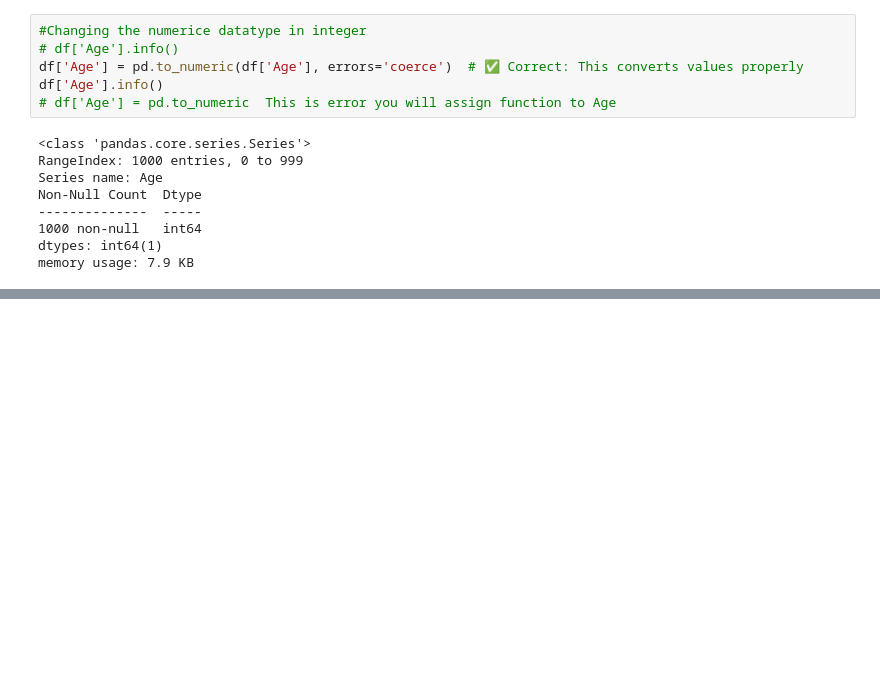
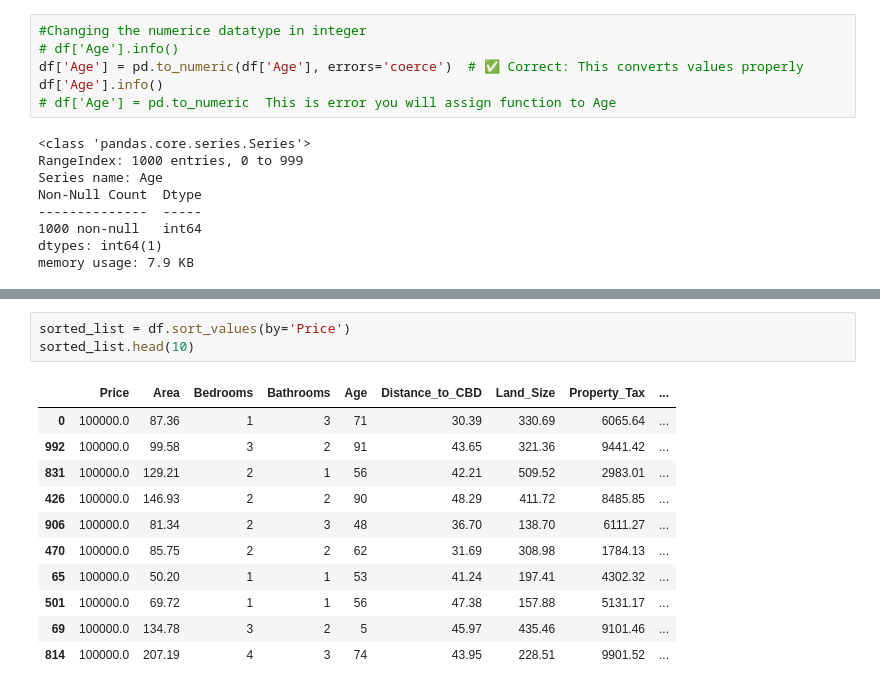
Before and after one commit to ErDipeshPaudel/Housing_Market_of_Australis_Data_Analysis, a Jupyter notebook: housing_market_analysis.ipynb, the cells around one changed output, grey strips where cells are left out. Cells and saved outputs as stored; diff of their text form; blank space fills up the shorter version.

```diff
--- a/housing_market_analysis.ipynb
+++ b/housing_market_analysis.ipynb
@@ -407,0 +513,15 @@ memory usage: 7.9 KB
+# %%
+sorted_list = df.sort_values(by='Price')
+sorted_list.head(10)
+# %% [output]
+|  | Price | Area | Bedrooms | Bathrooms | Age | Distance_to_CBD | Land_Size | Property_Tax | ... |
+| 0 | 100000.0 | 87.36 | 1 | 3 | 71 | 30.39 | 330.69 | 6065.64 | ... |
+| 992 | 100000.0 | 99.58 | 3 | 2 | 91 | 43.65 | 321.36 | 9441.42 | ... |
+| 831 | 100000.0 | 129.21 | 2 | 1 | 56 | 42.21 | 509.52 | 2983.01 | ... |
+| 426 | 100000.0 | 146.93 | 2 | 2 | 90 | 48.29 | 411.72 | 8485.85 | ... |
+| 906 | 100000.0 | 81.34 | 2 | 3 | 48 | 36.70 | 138.70 | 6111.27 | ... |
+| 470 | 100000.0 | 85.75 | 2 | 2 | 62 | 31.69 | 308.98 | 1784.13 | ... |
+| 65 | 100000.0 | 50.20 | 1 | 1 | 53 | 41.24 | 197.41 | 4302.32 | ... |
+| 501 | 100000.0 | 69.72 | 1 | 1 | 56 | 47.38 | 157.88 | 5131.17 | ... |
+| 69 | 100000.0 | 134.78 | 3 | 2 | 5 | 45.97 | 435.46 | 9101.46 | ... |
+| 814 | 100000.0 | 207.19 | 4 | 3 | 74 | 43.95 | 228.51 | 9901.52 | ... |
```
Also changed, not shown: parts of 15 cells of this notebook, 1 other file.
